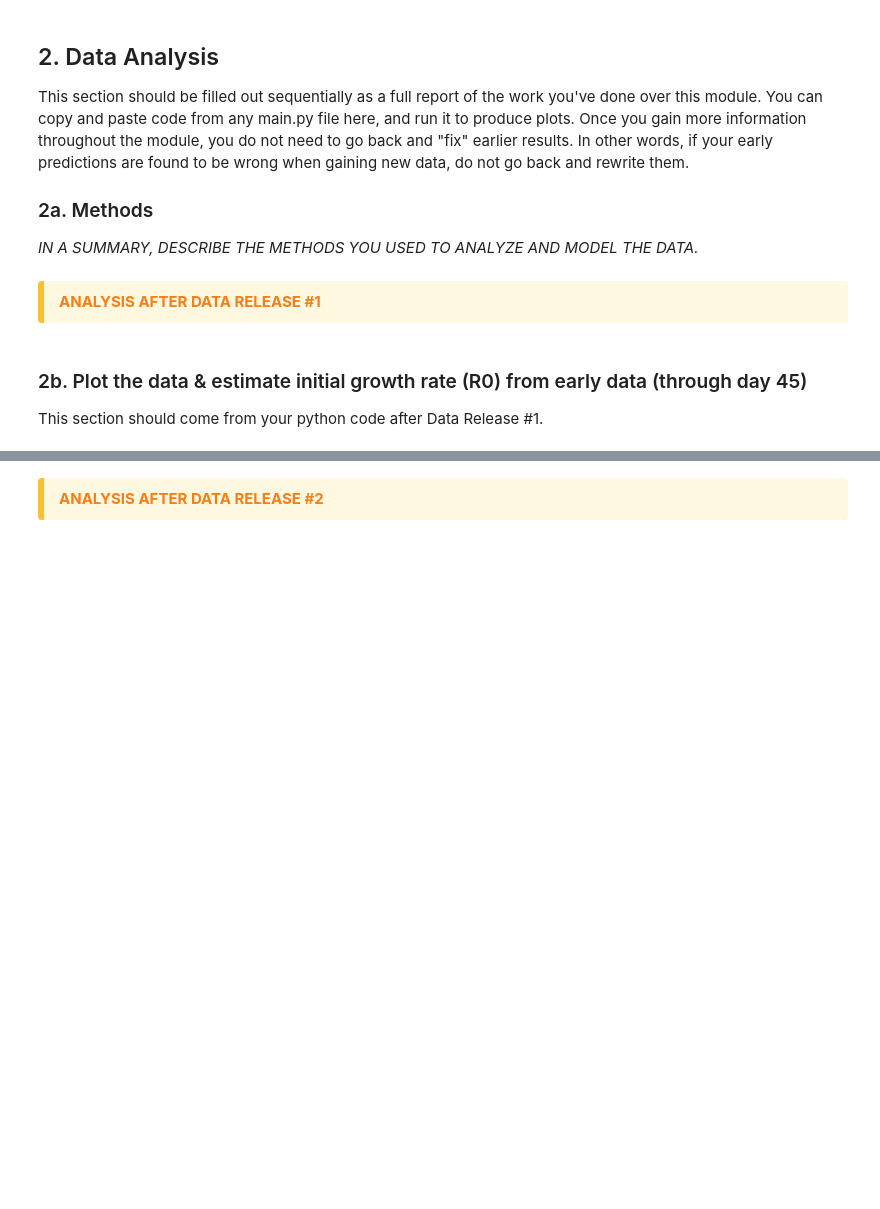
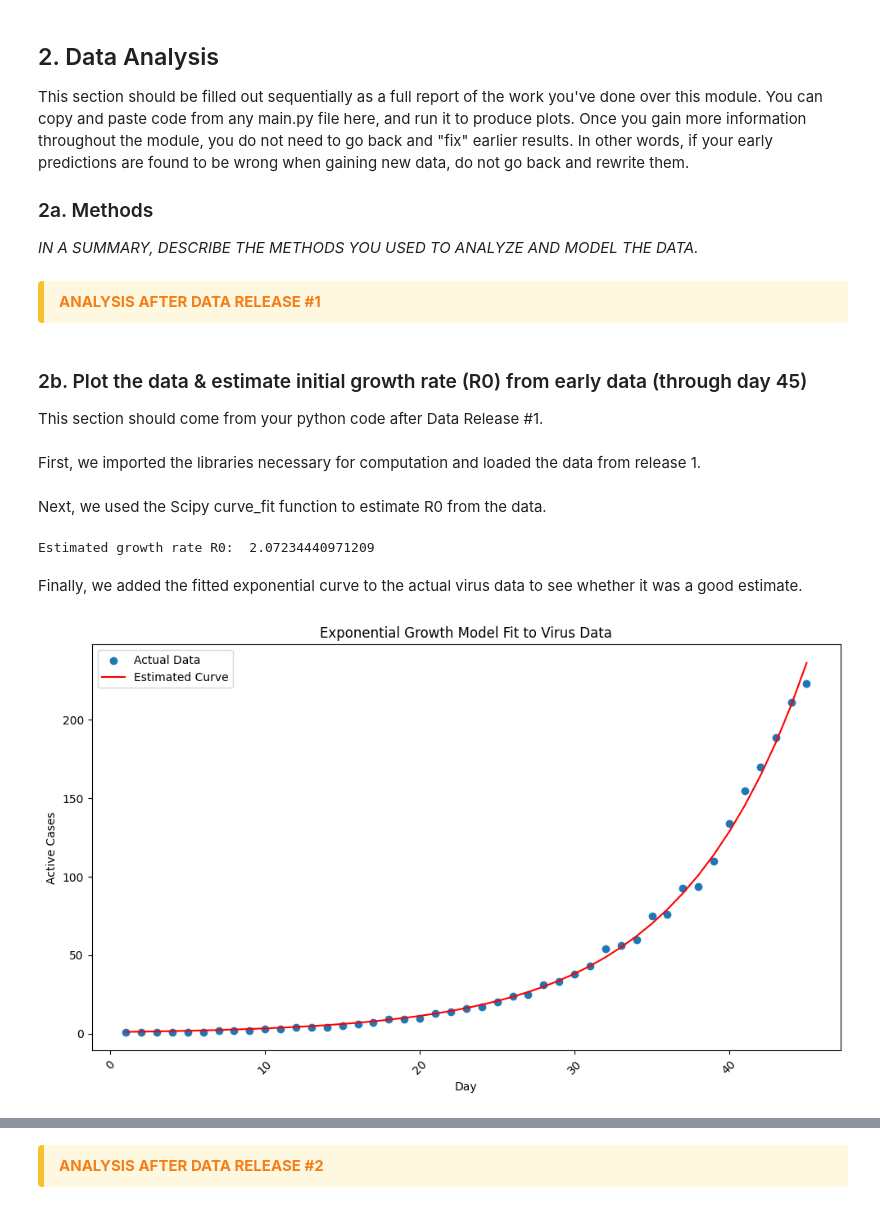
Before and after one commit to Dani-F-06/Module-2-Epidemics-SIR-Modeling, a Jupyter notebook: Notebook examples/Template_student_final_notebook.ipynb, the cells around one changed output, grey strips where cells are left out. Cells and saved outputs as stored; diff of their text form; code cells hidden in the pictures; blank space fills up the shorter version.

Commit message:
finalizing data release 1 analysis

```diff
--- a/Notebook examples/Template_student_final_notebook.ipynb
+++ b/Notebook examples/Template_student_final_notebook.ipynb
@@ -39,3 +39,5 @@ This section should be filled out sequentially as a full report of the work you'
 # %% [markdown]
 ### 2b. Plot the data & estimate initial growth rate (R0) from early data (through day 45)
 This section should come from your python code after Data Release #1.
+# %% [markdown]
+First, we imported the libraries necessary for computation and loaded the data from release 1.
@@ -41,0 +53,45 @@ This section should come from your python code after Data Release #1.
+# %% [markdown]
+Next, we used the Scipy curve_fit function to estimate R0 from the data.
+# %%
+# We have day number, date, and active cases. We can use the day number and active cases to fit an exponential growth curve to estimate R0.
+# Let's define the exponential growth function
+def exponential_growth(t, r):
+    return np.exp(r * t)
+
+# Fit the exponential growth model to the data.
+# We'll use a handy function from scipy called CURVE_FIT that allows us to fit any given function to our data.
+# We will fit the exponential growth function to the active cases data. HINT: Look up the documentation for curve_fit to see how to use it.
+x_data = data['day'].values.astype(float)
+y_data = data['active reported daily cases'].values.astype(float)
+popt, pcov = curve_fit(exponential_growth, x_data, y_data)
+
+r_fit = popt[0]
+
+# Approximate R0 using this fit
+D = 6 # It seems from the data that there is a 6 day infectious period
+
+r0 = np.exp(r_fit * D)
+
+print("Estimated growth rate R0: ", r0)
+# %% [output]
+Estimated growth rate R0:  2.07234440971209
+# %% [markdown]
+Finally, we added the fitted exponential curve to the actual virus data to see whether it was a good estimate.
+# %%
+# Add the fit as a line on top of your scatterplot.
+# Generate fitted curve
+y_fitted = exponential_growth(x_data, r_fit)
+
+# Plot fitted curve and actual data
+plt.figure(figsize=(10, 6))
+plt.scatter(x_data, y_data, label = "Actual Data")
+plt.plot(x_data, y_fitted, color = "red", label = "Estimated Curve")
+plt.xlabel('Day')
+plt.ylabel('Active Cases')
+plt.title('Exponential Growth Model Fit to Virus Data')
+plt.xticks(rotation=45)
+plt.tight_layout()
+plt.legend()
+plt.show()
+# %% [output]
+[figure, added]
```
Also changed, not shown: parts of 3 cells of this notebook, 1 other file.
